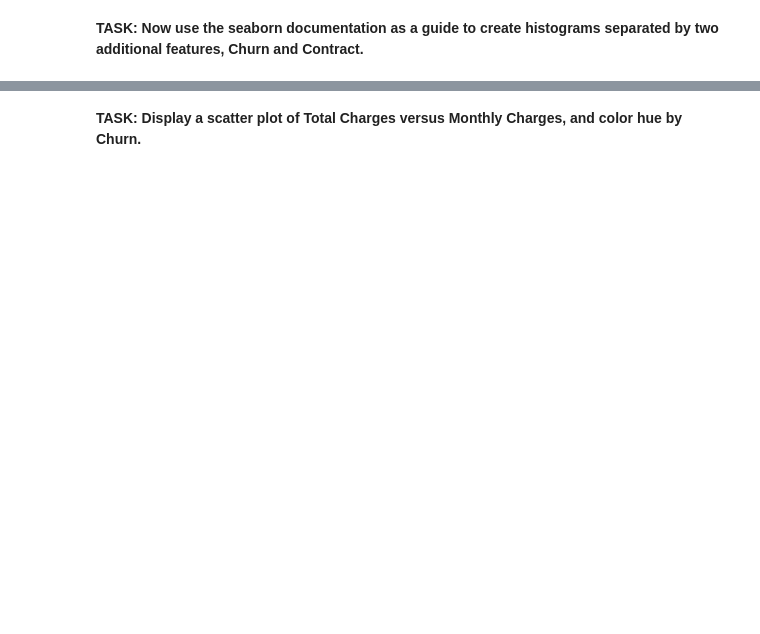
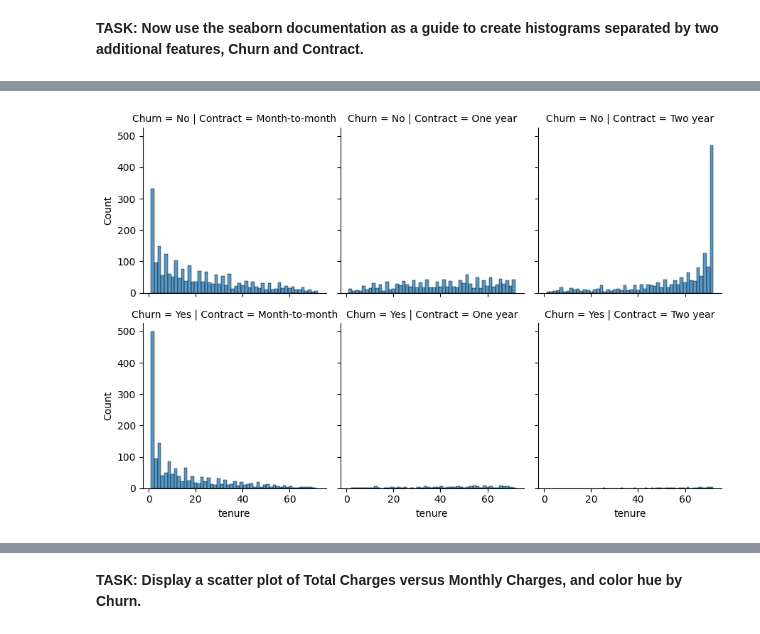
Before and after one commit to pgvv/DS-Projects, a Jupyter notebook: Tree Methods.ipynb, the cells around one changed output, grey strips where cells are left out. Saved outputs shown, nothing was run; the diff lists cells and outputs as text; code cells hidden in the pictures; blank space fills up the shorter version.

```diff
--- a/Tree Methods.ipynb
+++ b/Tree Methods.ipynb
@@ -202,0 +234,5 @@ array(['Month-to-month', 'One year', 'Two year'], dtype=object)
+# %%
+hist= sns.FacetGrid(data=df, row='Churn', col='Contract')
+hist= hist.map(sns.histplot, 'tenure', bins=50)
+# %% [output]
+[figure, added]
```
Also changed, not shown: parts of 74 cells of this notebook, 8 other files.
